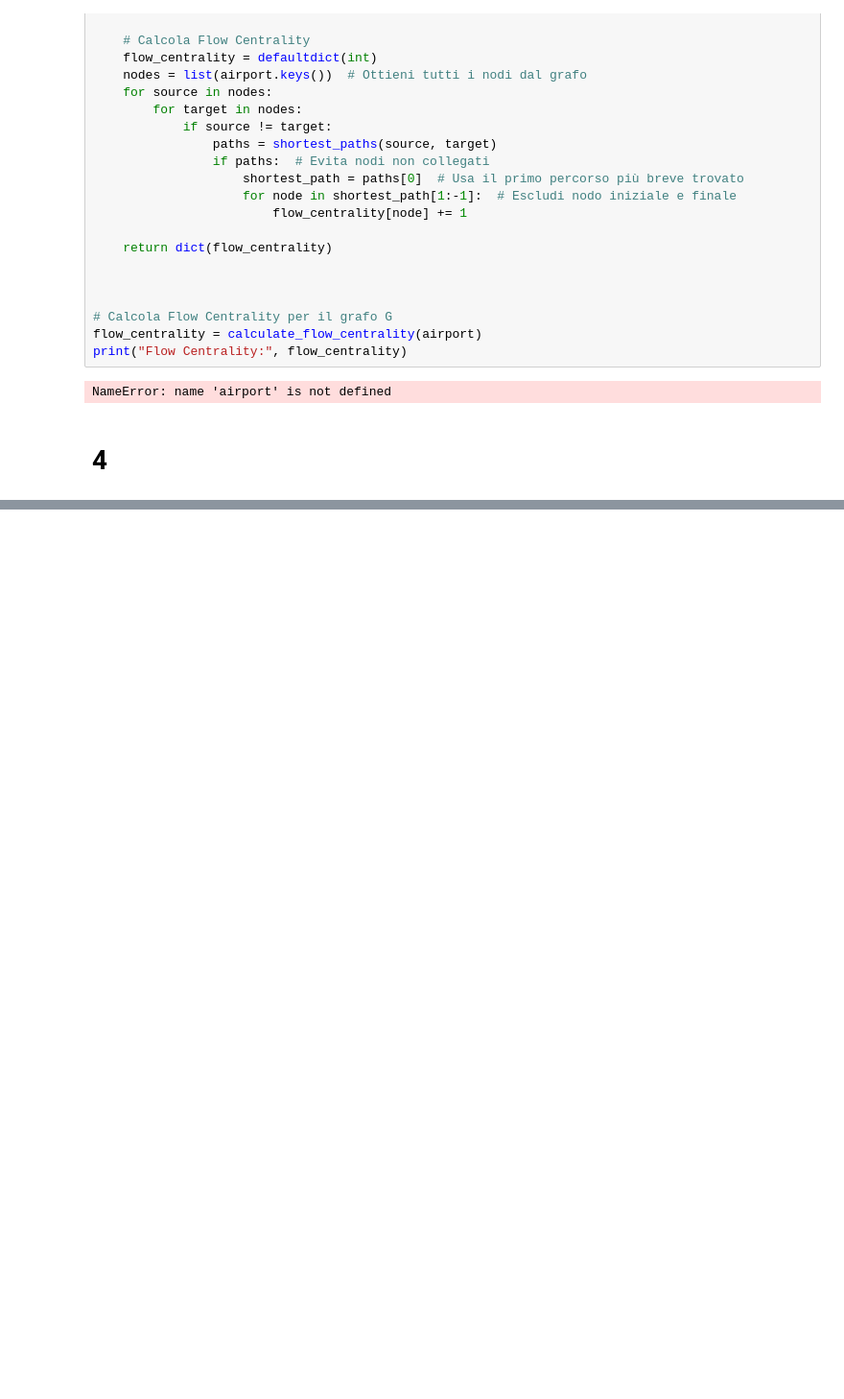
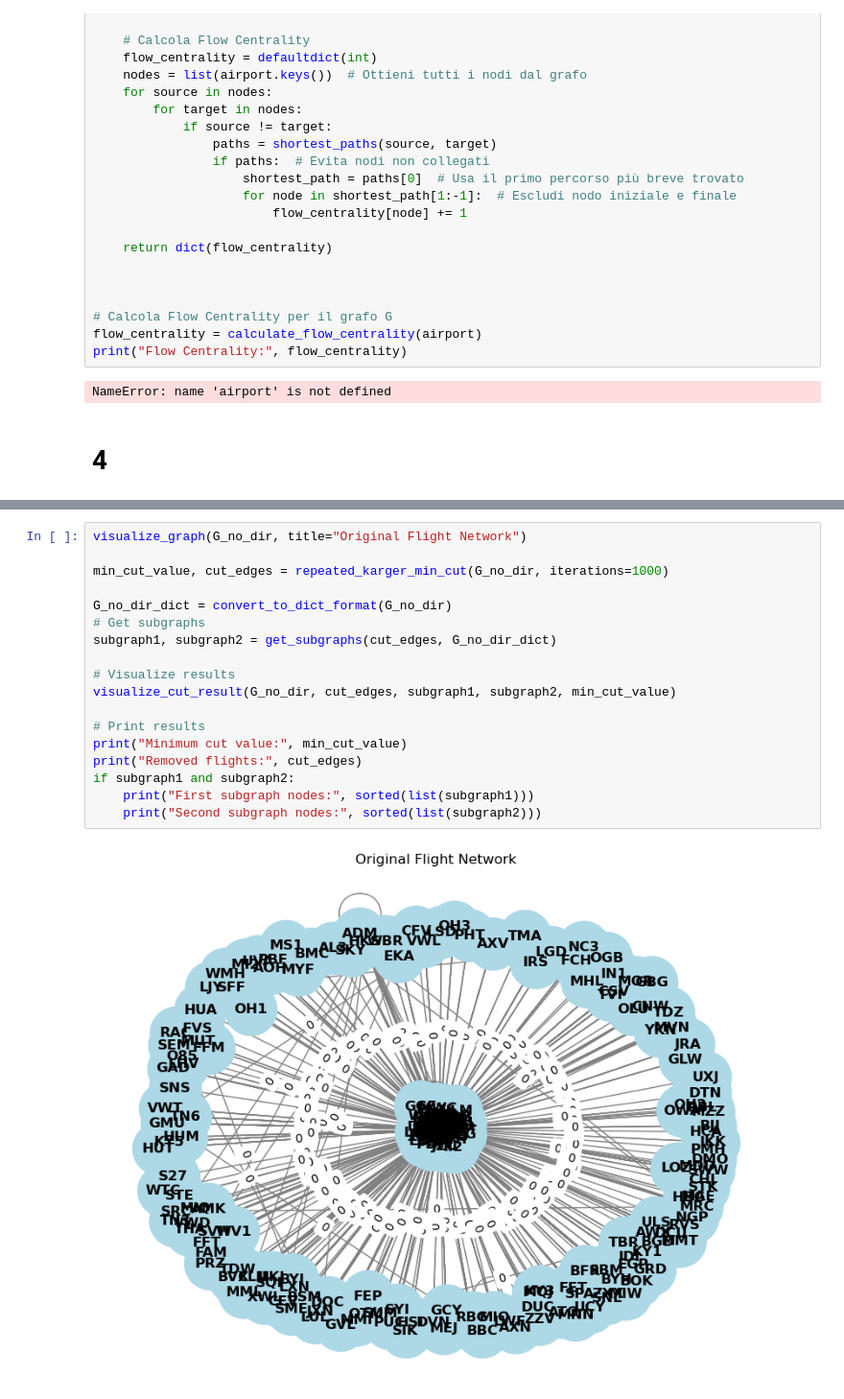
Before and after one commit to lebj995/ADM_HW5, a Jupyter notebook: main.ipynb, the cells around one changed output, grey strips where cells are left out. Shown at 96% size. Saved outputs shown, nothing was run; the diff lists cells and outputs as text; blank space fills up the shorter version.

```diff
--- a/main.ipynb
+++ b/main.ipynb
@@ -632,0 +774,20 @@ Partition 2 (Nodi): ['DCU']
+# %%
+visualize_graph(G_no_dir, title="Original Flight Network")
+
+min_cut_value, cut_edges = repeated_karger_min_cut(G_no_dir, iterations=1000)
+
+G_no_dir_dict = convert_to_dict_format(G_no_dir)
+# Get subgraphs
+subgraph1, subgraph2 = get_subgraphs(cut_edges, G_no_dir_dict)
+
+# Visualize results
+visualize_cut_result(G_no_dir, cut_edges, subgraph1, subgraph2, min_cut_value)
+
+# Print results
+print("Minimum cut value:", min_cut_value)
+print("Removed flights:", cut_edges)
+if subgraph1 and subgraph2:
+    print("First subgraph nodes:", sorted(list(subgraph1)))
+    print("Second subgraph nodes:", sorted(list(subgraph2)))
+# %% [output]
+[figure, added]
```
Also changed, not shown: parts of 25 cells of this notebook.
